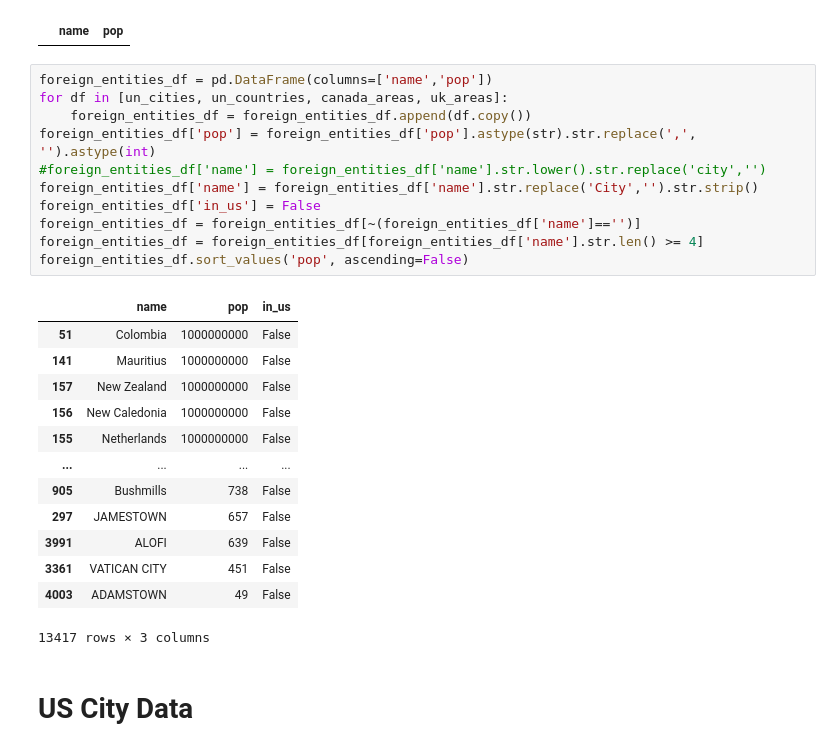
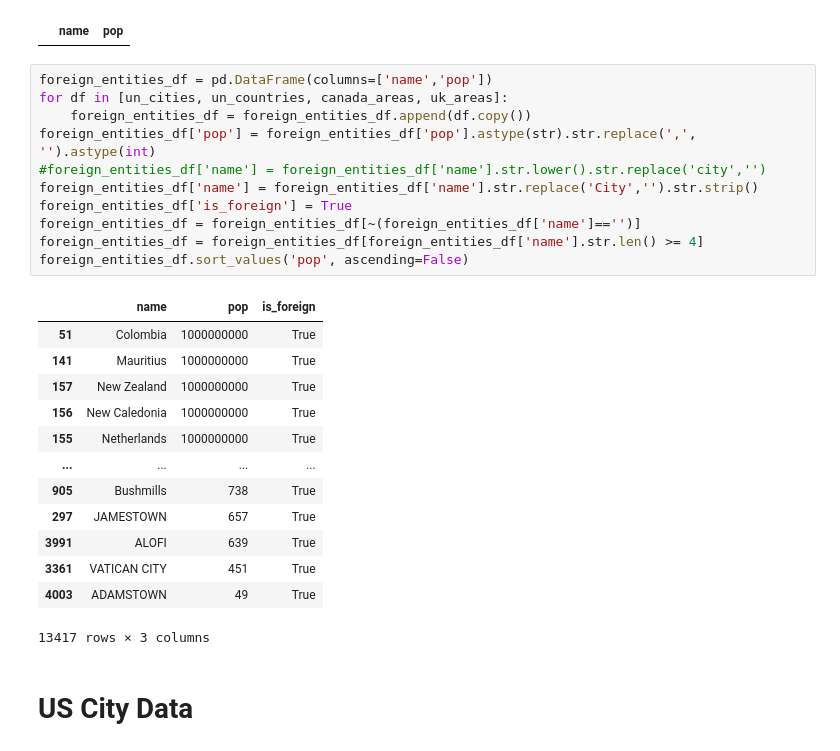
Before and after one commit to danieljsmarda/BodyTweets, a Jupyter notebook: tweets_code/geolocation.ipynb, the cells around one changed output. Drawn from its saved outputs; the diff is of its cells as text.

```diff
--- a/tweets_code/geolocation.ipynb
+++ b/tweets_code/geolocation.ipynb
@@ -68,27 +68,27 @@ un_countries[un_countries['name'].str.contains('None')]
 # %%
 foreign_entities_df = pd.DataFrame(columns=['name','pop'])
 for df in [un_cities, un_countries, canada_areas, uk_areas]:
     foreign_entities_df = foreign_entities_df.append(df.copy())
 foreign_entities_df['pop'] = foreign_entities_df['pop'].astype(str).str.replace(',', '').astype(int)
 #foreign_entities_df['name'] = foreign_entities_df['name'].str.lower().str.replace('city','')
 foreign_entities_df['name'] = foreign_entities_df['name'].str.replace('City','').str.strip()
-foreign_entities_df['in_us'] = False
+foreign_entities_df['is_foreign'] = True
 foreign_entities_df = foreign_entities_df[~(foreign_entities_df['name']=='')]
 foreign_entities_df = foreign_entities_df[foreign_entities_df['name'].str.len() >= 4]
 foreign_entities_df.sort_values('pop', ascending=False)
 # %% [output]
-|  | name | pop | in_us |
-| 51 | Colombia | 1000000000 | False |
-| 141 | Mauritius | 1000000000 | False |
-| 157 | New Zealand | 1000000000 | False |
-| 156 | New Caledonia | 1000000000 | False |
-| 155 | Netherlands | 1000000000 | False |
+|  | name | pop | is_foreign |
+| 51 | Colombia | 1000000000 | True |
+| 141 | Mauritius | 1000000000 | True |
+| 157 | New Zealand | 1000000000 | True |
+| 156 | New Caledonia | 1000000000 | True |
+| 155 | Netherlands | 1000000000 | True |
 | ... | ... | ... | ... |
-| 905 | Bushmills | 738 | False |
-| 297 | JAMESTOWN | 657 | False |
-| 3991 | ALOFI | 639 | False |
-| 3361 | VATICAN CITY | 451 | False |
-| 4003 | ADAMSTOWN | 49 | False |
+| 905 | Bushmills | 738 | True |
+| 297 | JAMESTOWN | 657 | True |
+| 3991 | ALOFI | 639 | True |
+| 3361 | VATICAN CITY | 451 | True |
+| 4003 | ADAMSTOWN | 49 | True |
 13417 rows × 3 columns
 # %% [markdown]
 # US City Data
```
Also changed, not shown: parts of 5 cells of this notebook, 1 other file.
